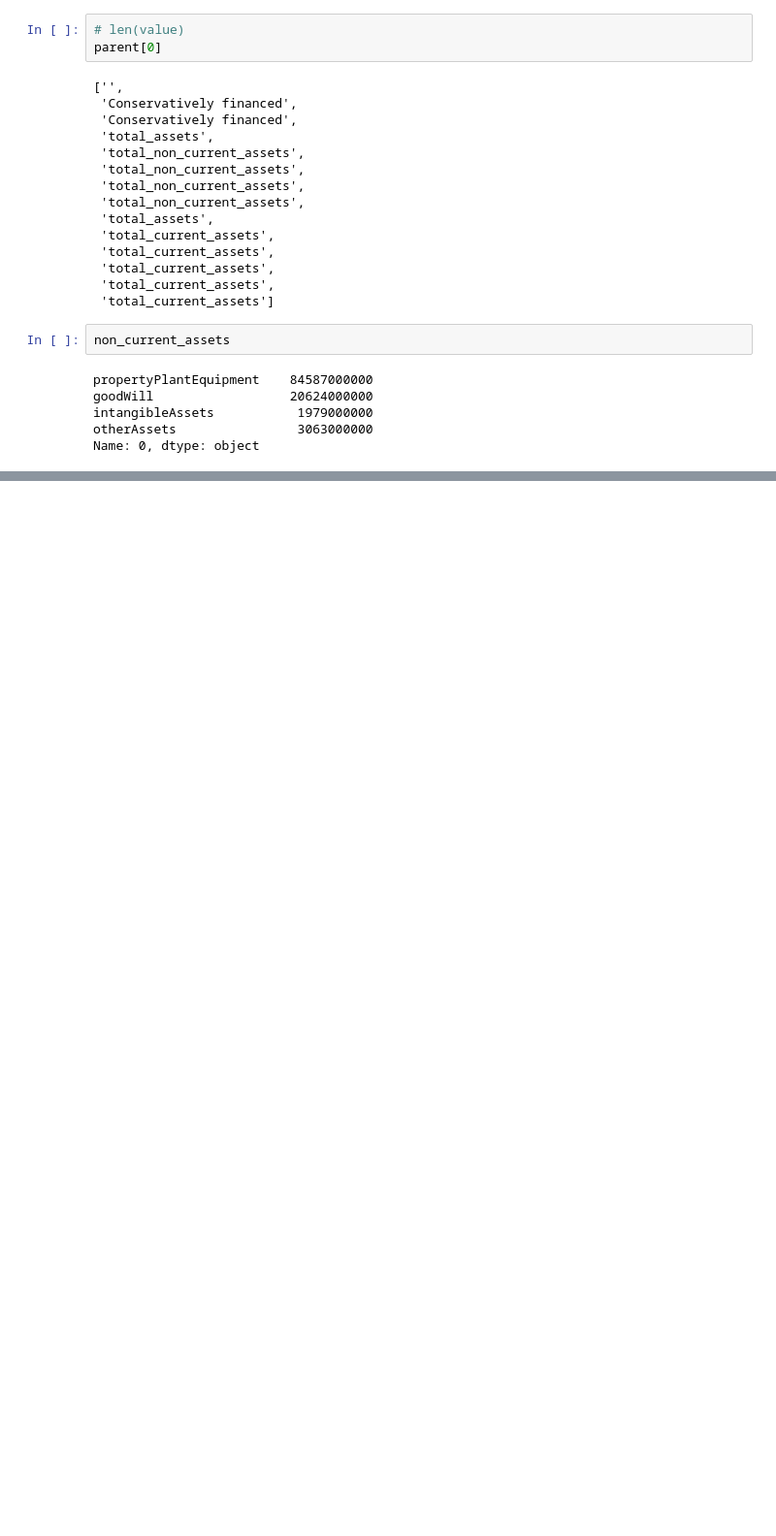
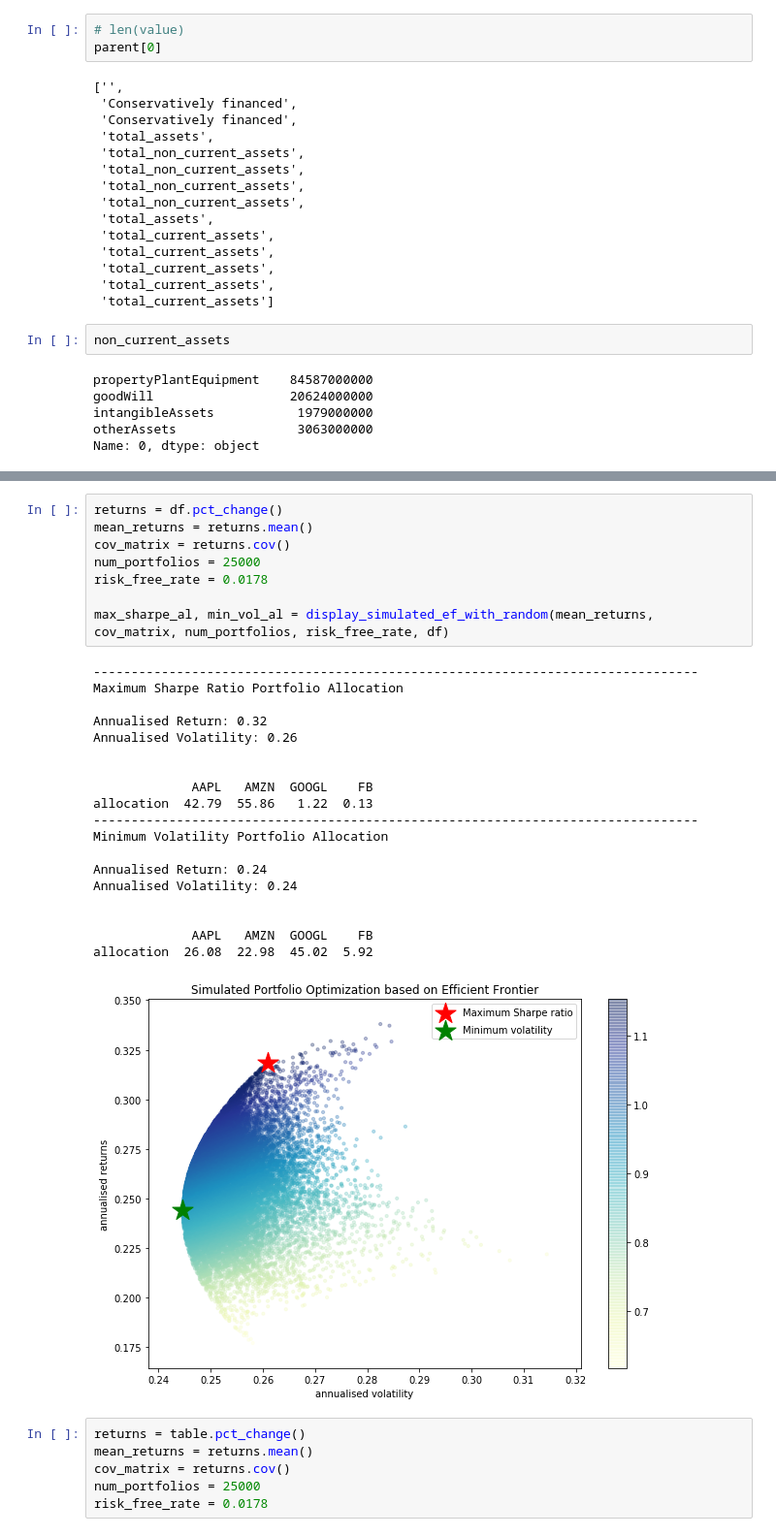
Before and after one commit to antoinecomp/portfolio-advisor, a Jupyter notebook: Graham.ipynb, the cells around one changed output, grey strips where cells are left out. Shown at 97% size. Drawn from its saved outputs; the diff is of its cells as text; blank space fills up the shorter version.

```diff
--- a/Graham.ipynb
+++ b/Graham.ipynb
@@ -394,0 +568,34 @@ Name: 0, dtype: object
+# %%
+returns = df.pct_change()
+mean_returns = returns.mean()
+cov_matrix = returns.cov()
+num_portfolios = 25000
+risk_free_rate = 0.0178
+
+max_sharpe_al, min_vol_al = display_simulated_ef_with_random(mean_returns, cov_matrix, num_portfolios, risk_free_rate, df)
+# %% [output]
+--------------------------------------------------------------------------------
+Maximum Sharpe Ratio Portfolio Allocation
+
+Annualised Return: 0.32
+Annualised Volatility: 0.26
+
+
+             AAPL   AMZN  GOOGL    FB
+allocation  42.79  55.86   1.22  0.13
+--------------------------------------------------------------------------------
+Minimum Volatility Portfolio Allocation
+
+Annualised Return: 0.24
+Annualised Volatility: 0.24
+
+
+             AAPL   AMZN  GOOGL    FB
+allocation  26.08  22.98  45.02  5.92
+[figure, added]
+# %%
+returns = table.pct_change()
+mean_returns = returns.mean()
+cov_matrix = returns.cov()
+num_portfolios = 25000
+risk_free_rate = 0.0178
```
Also changed, not shown: parts of 62 cells of this notebook, 14 other files.
